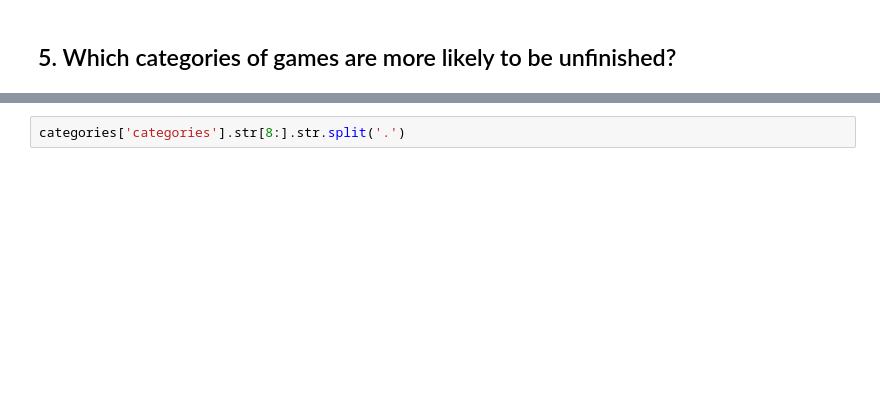
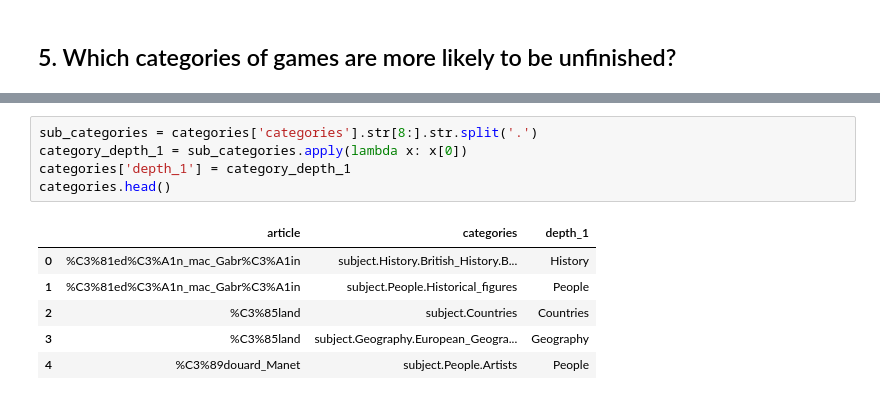
Before and after one commit to epfl-ada/ada-2023-project-amonavis, a Jupyter notebook: descriptive_data_analysis.ipynb, the cells around one changed output, grey strips where cells are left out. Drawn from its saved outputs; the diff is of its cells as text; blank space fills up the shorter version.

```diff
--- a/descriptive_data_analysis.ipynb
+++ b/descriptive_data_analysis.ipynb
@@ -113,4 +148,14 @@ print('There are', categories['article'].duplicated().sum(), 'articles with more
-# %%
-categories['categories'].str[8:].str.split('.')
+# %%
+sub_categories = categories['categories'].str[8:].str.split('.')
+category_depth_1 = sub_categories.apply(lambda x: x[0])
+categories['depth_1'] = category_depth_1
+categories.head()
+# %% [output]
+|  | article | categories | depth_1 |
+| 0 | %C3%81ed%C3%A1n_mac_Gabr%C3%A1in | subject.History.British_History.B... | History |
+| 1 | %C3%81ed%C3%A1n_mac_Gabr%C3%A1in | subject.People.Historical_figures | People |
+| 2 | %C3%85land | subject.Countries | Countries |
+| 3 | %C3%85land | subject.Geography.European_Geogra... | Geography |
+| 4 | %C3%89douard_Manet | subject.People.Artists | People |
 # %%
 paths_unfinished
```
Also changed, not shown: parts of 13 cells of this notebook.
